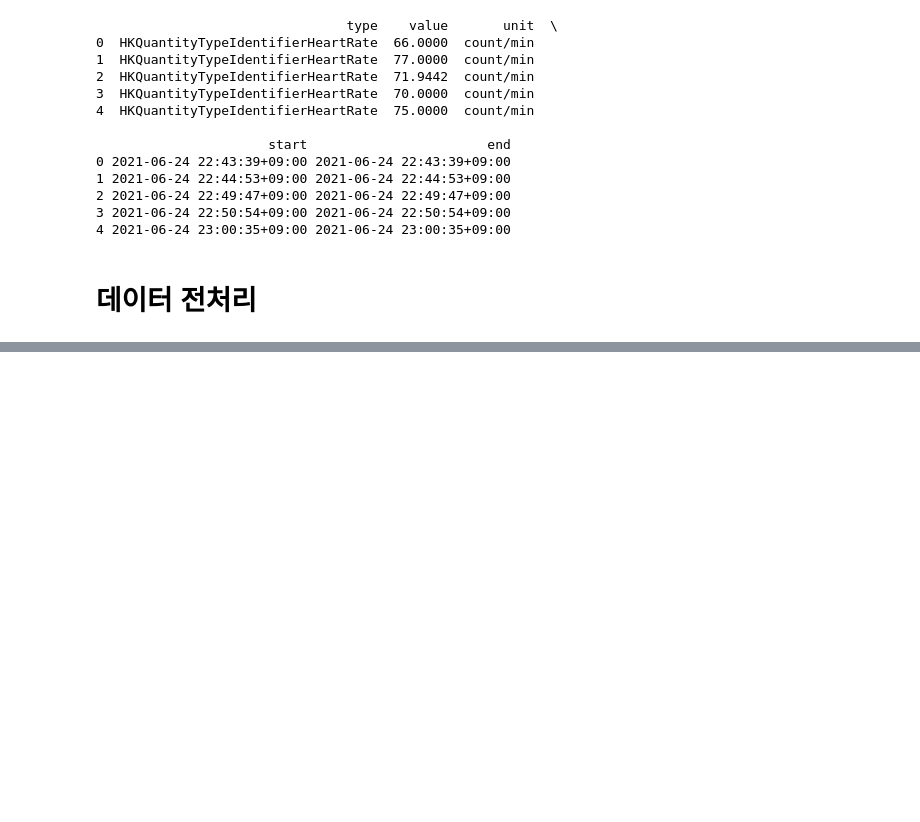
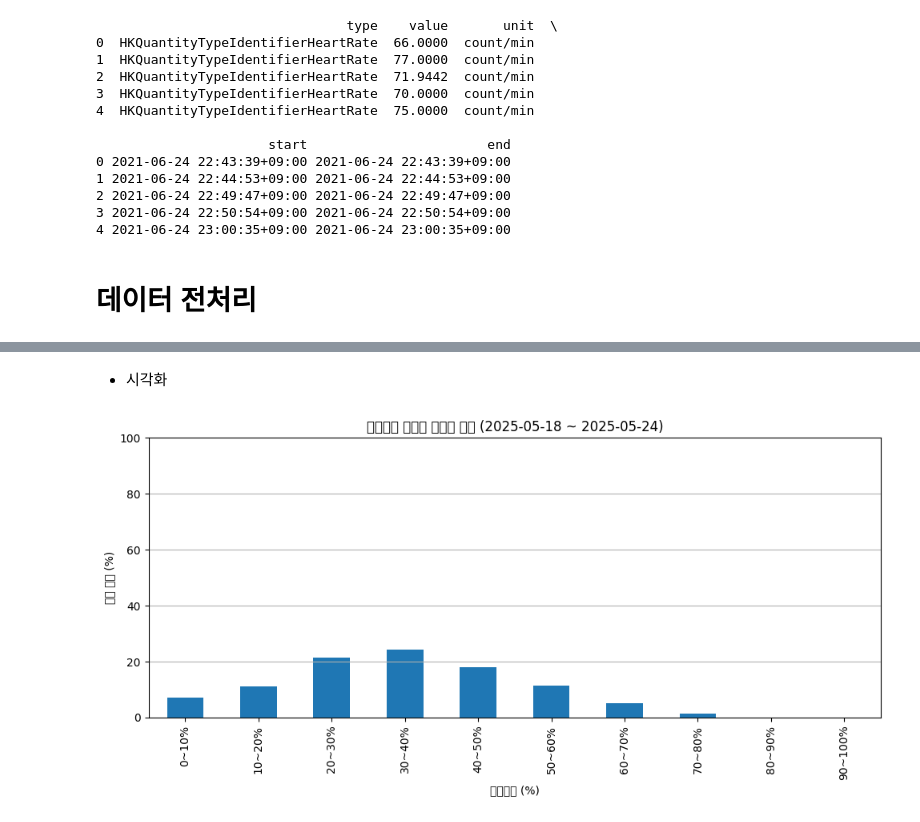
Before and after one commit to Mattlee10/Matt_Labs, a Jupyter notebook: 25_05.ipynb, the cells around one changed output, grey strips where cells are left out. Cells and saved outputs as stored; diff of their text form; code cells hidden in the pictures; blank space fills up the shorter version.

```diff
--- a/25_05.ipynb
+++ b/25_05.ipynb
@@ -201,0 +122,12 @@ plt.show()
+# %%
+# 구간 정의
+import numpy as np
+bins = np.arange(0, 110, 10)
+labels = [f"{i}~{i+10}%" for i in bins[:-1]]
+
+# 구간별 분류
+hr_df['zone'] = pd.cut(hr_df['intensity_pct'], bins=bins, labels=labels, include_lowest=True)
+
+# 구간별 머문 비율 계산 (%)
+zone_pct = hr_df['zone'].value_counts(normalize=True).sort_index() * 100
+print(zone_pct)
@@ -201,0 +151,12 @@ plt.show()
+# %%
+import pytz
+
+# 한국 시간대 객체 생성
+korea_tz = pytz.timezone("Asia/Seoul")
+
+# tz-aware datetime으로 변환
+start_date = pd.Timestamp("2025-05-18", tz=korea_tz)
+end_date = pd.Timestamp("2025-05-24 23:59:59", tz=korea_tz)
+
+# 필터링
+hr_filtered = hr_df[(hr_df['start'] >= start_date) & (hr_df['start'] <= end_date)]
@@ -201,0 +165,4 @@ plt.show()
+# %%
+# 구간별 비율 재계산 (필터된 데이터 기반)
+zone_pct_filtered = hr_filtered['zone'].value_counts(normalize=True).sort_index() * 100
+print(zone_pct_filtered)
@@ -201,0 +182,16 @@ plt.show()
+# %% [markdown]
+- 시각화
+# %%
+import matplotlib.pyplot as plt
+
+plt.figure(figsize=(10, 5))
+zone_pct_filtered.plot(kind='bar')
+plt.title('운동강도 구간별 머무른 비율 (2025-05-18 ~ 2025-05-24)')
+plt.xlabel('운동강도 (%)')
+plt.ylabel('시간 비율 (%)')
+plt.ylim(0, 100)
+plt.grid(axis='y')
+plt.tight_layout()
+plt.show()
+# %% [output]
+[figure, added]
```
Also changed, not shown: parts of 21 cells of this notebook.
